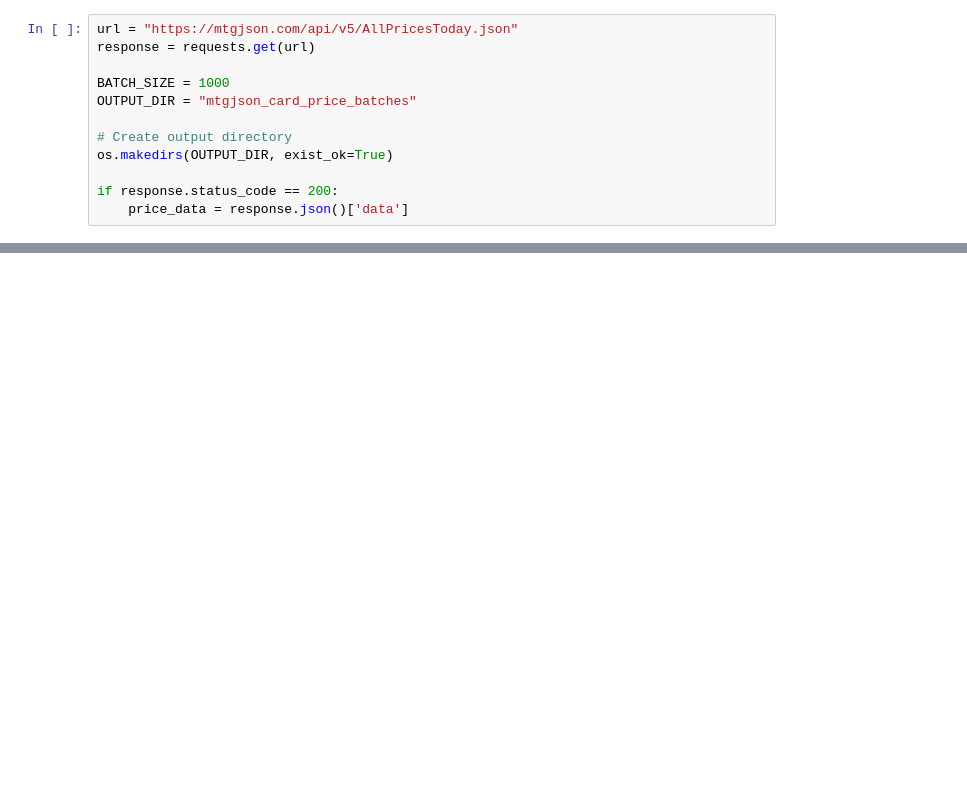
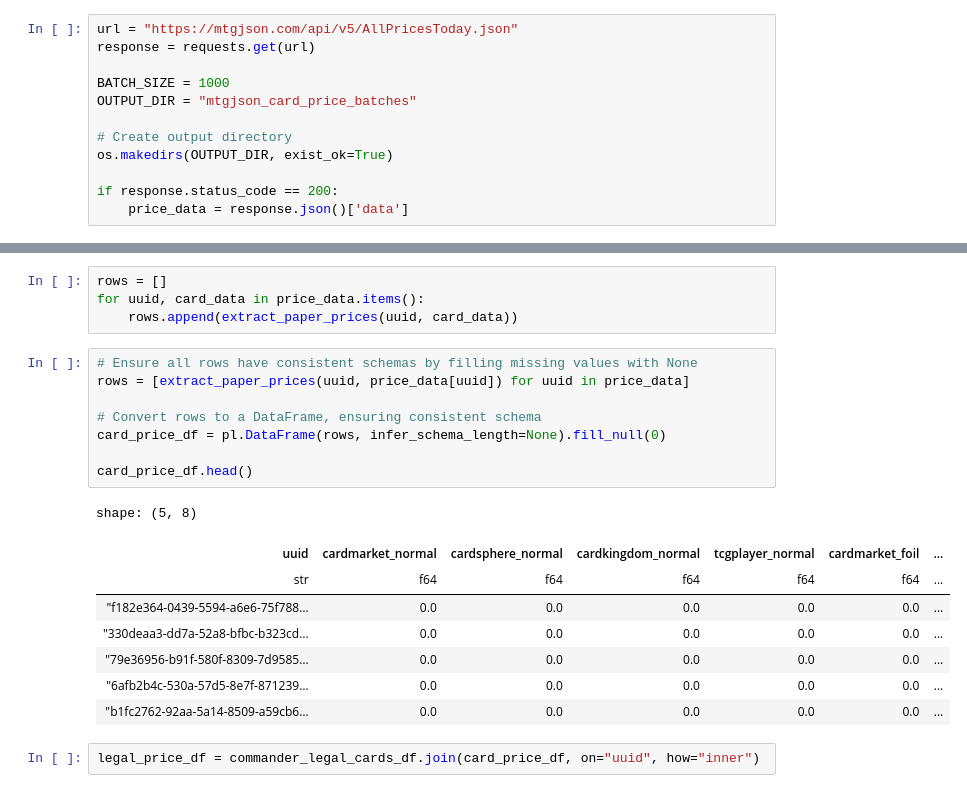
Before and after one commit to LouisHH0203/mtg_nlp_price_prediction, a Jupyter notebook: json_read.ipynb, the cells around one changed output, grey strips where cells are left out. Saved outputs shown, nothing was run; the diff lists cells and outputs as text; blank space fills up the shorter version.

```diff
--- a/json_read.ipynb
+++ b/json_read.ipynb
@@ -260,0 +265,23 @@ shape: (1, 98_956)
+# %%
+rows = []
+for uuid, card_data in price_data.items():
+    rows.append(extract_paper_prices(uuid, card_data))
+# %%
+# Ensure all rows have consistent schemas by filling missing values with None
+rows = [extract_paper_prices(uuid, price_data[uuid]) for uuid in price_data]
+
+# Convert rows to a DataFrame, ensuring consistent schema
+card_price_df = pl.DataFrame(rows, infer_schema_length=None).fill_null(0)
+
+card_price_df.head()
+# %% [output]
+shape: (5, 8)
+| uuid | cardmarket_normal | cardsphere_normal | cardkingdom_normal | tcgplayer_normal | cardmarket_foil | ... |
+| str | f64 | f64 | f64 | f64 | f64 | ... |
+| "f182e364-0439-5594-a6e6-75f788… | 0.0 | 0.0 | 0.0 | 0.0 | 0.0 | ... |
+| "330deaa3-dd7a-52a8-bfbc-b323cd… | 0.0 | 0.0 | 0.0 | 0.0 | 0.0 | ... |
+| "79e36956-b91f-580f-8309-7d9585… | 0.0 | 0.0 | 0.0 | 0.0 | 0.0 | ... |
+| "6afb2b4c-530a-57d5-8e7f-871239… | 0.0 | 0.0 | 0.0 | 0.0 | 0.0 | ... |
+| "b1fc2762-92aa-5a14-8509-a59cb6… | 0.0 | 0.0 | 0.0 | 0.0 | 0.0 | ... |
+# %%
+legal_price_df = commander_legal_cards_df.join(card_price_df, on="uuid", how="inner")
```
Also changed, not shown: parts of 13 cells of this notebook.
